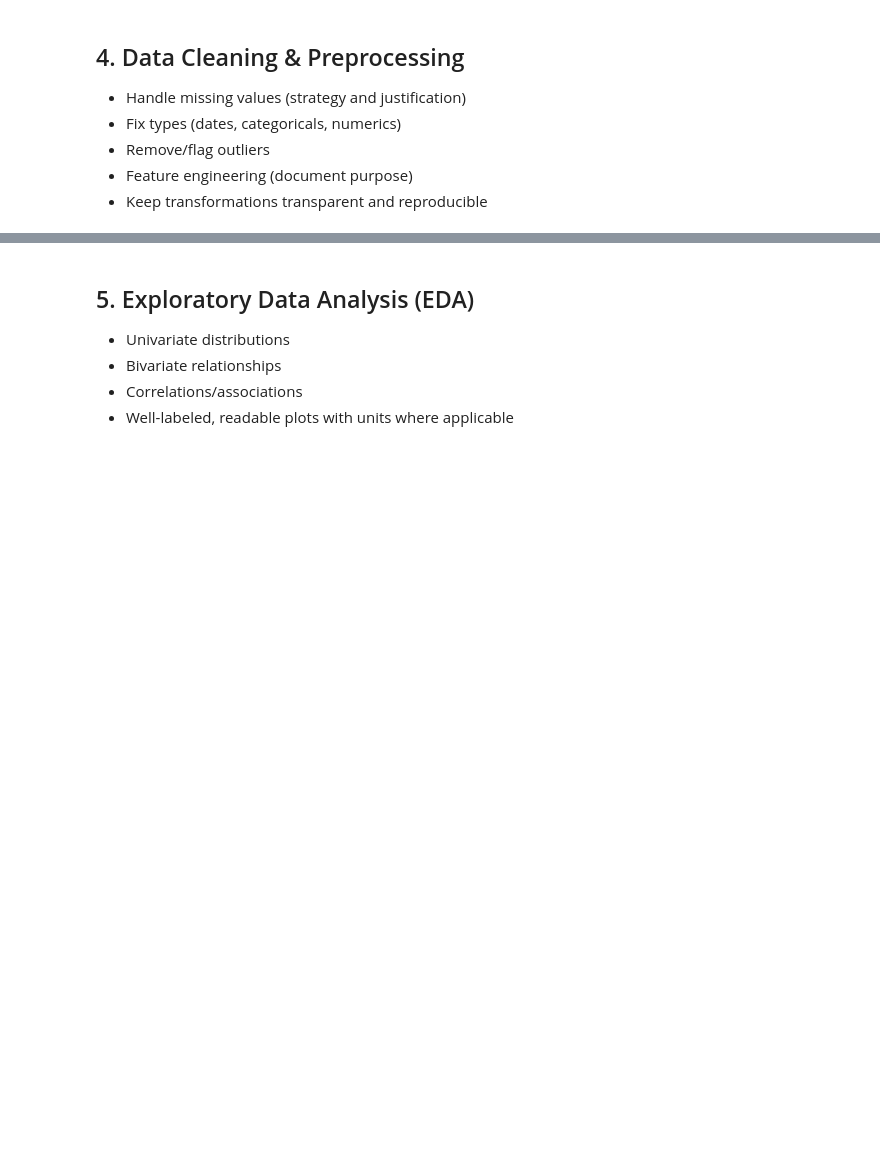
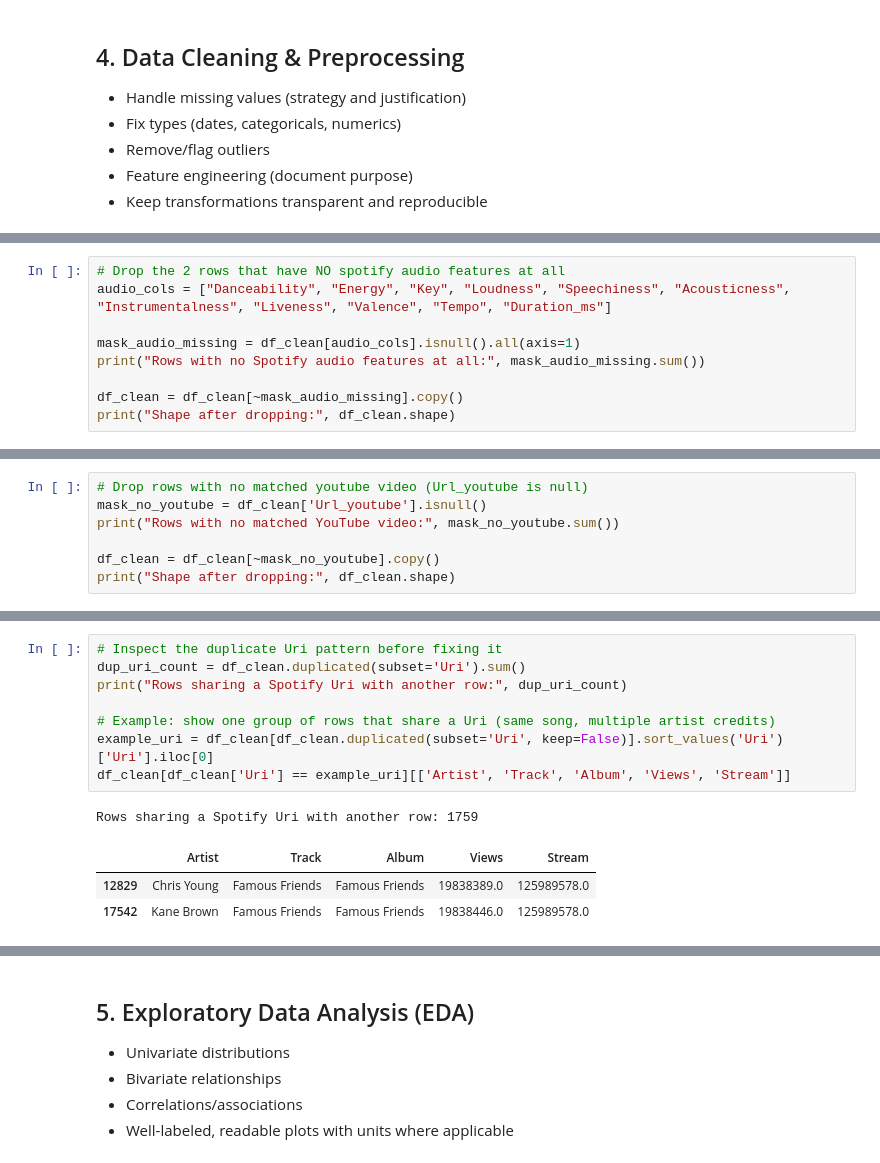
Before and after one commit to chanjyi/Spotify-vs-Youtube, a Jupyter notebook: TT6L_G5_Notebook.ipynb, the cells around one changed output, grey strips where cells are left out. Saved outputs shown, nothing was run; the diff lists cells and outputs as text; blank space fills up the shorter version.

```diff
--- a/TT6L_G5_Notebook.ipynb
+++ b/TT6L_G5_Notebook.ipynb
@@ -381,0 +694,9 @@ Based on these checks, the next step is to clean and preprocess the dataset by h
+# %%
+# Drop the 2 rows that have NO spotify audio features at all
+audio_cols = ["Danceability", "Energy", "Key", "Loudness", "Speechiness", "Acousticness", "Instrumentalness", "Liveness", "Valence", "Tempo", "Duration_ms"]
+
+mask_audio_missing = df_clean[audio_cols].isnull().all(axis=1)
+print("Rows with no Spotify audio features at all:", mask_audio_missing.sum())
+
+df_clean = df_clean[~mask_audio_missing].copy()
+print("Shape after dropping:", df_clean.shape)
@@ -381,0 +706,7 @@ Based on these checks, the next step is to clean and preprocess the dataset by h
+# %%
+# Drop rows with no matched youtube video (Url_youtube is null)
+mask_no_youtube = df_clean['Url_youtube'].isnull()
+print("Rows with no matched YouTube video:", mask_no_youtube.sum())
+
+df_clean = df_clean[~mask_no_youtube].copy()
+print("Shape after dropping:", df_clean.shape)
@@ -381,0 +724,13 @@ Based on these checks, the next step is to clean and preprocess the dataset by h
+# %%
+# Inspect the duplicate Uri pattern before fixing it
+dup_uri_count = df_clean.duplicated(subset='Uri').sum()
+print("Rows sharing a Spotify Uri with another row:", dup_uri_count)
+
+# Example: show one group of rows that share a Uri (same song, multiple artist credits)
+example_uri = df_clean[df_clean.duplicated(subset='Uri', keep=False)].sort_values('Uri')['Uri'].iloc[0]
+df_clean[df_clean['Uri'] == example_uri][['Artist', 'Track', 'Album', 'Views', 'Stream']]
+# %% [output]
+Rows sharing a Spotify Uri with another row: 1759
+|  | Artist | Track | Album | Views | Stream |
+| 12829 | Chris Young | Famous Friends | Famous Friends | 19838389.0 | 125989578.0 |
+| 17542 | Kane Brown | Famous Friends | Famous Friends | 19838446.0 | 125989578.0 |
```
Also changed, not shown: parts of 48 cells of this notebook, 1 other file.
